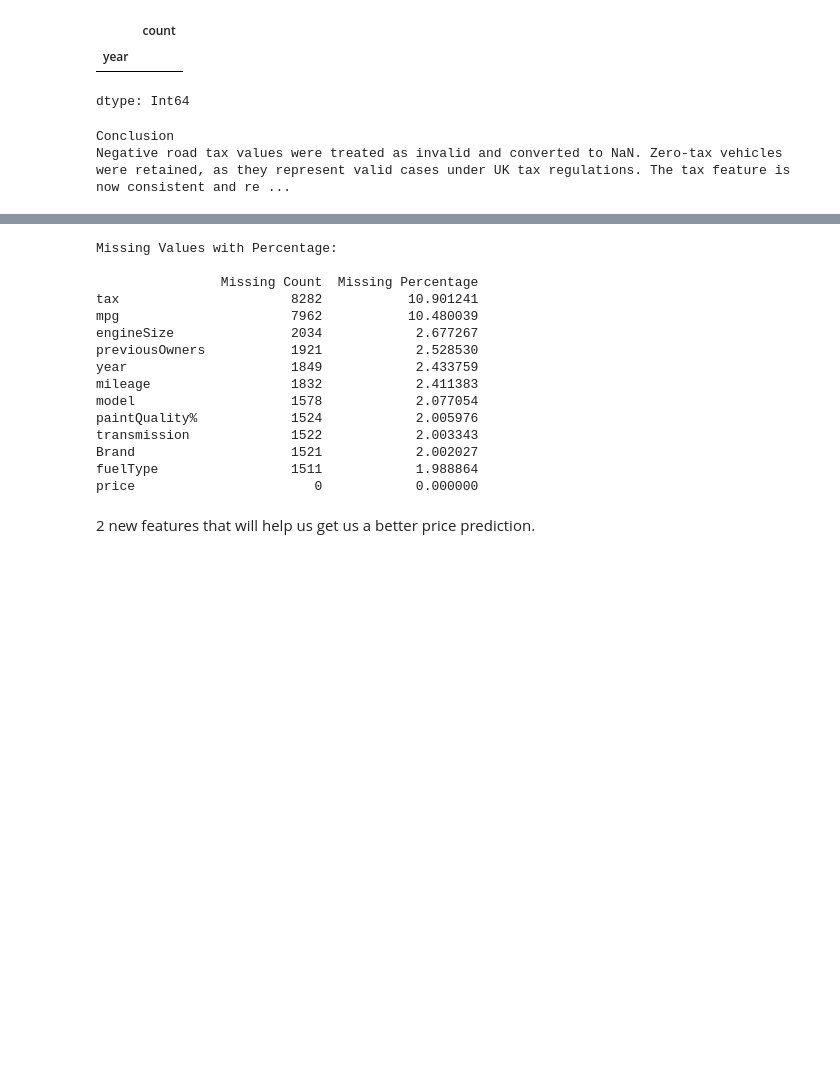
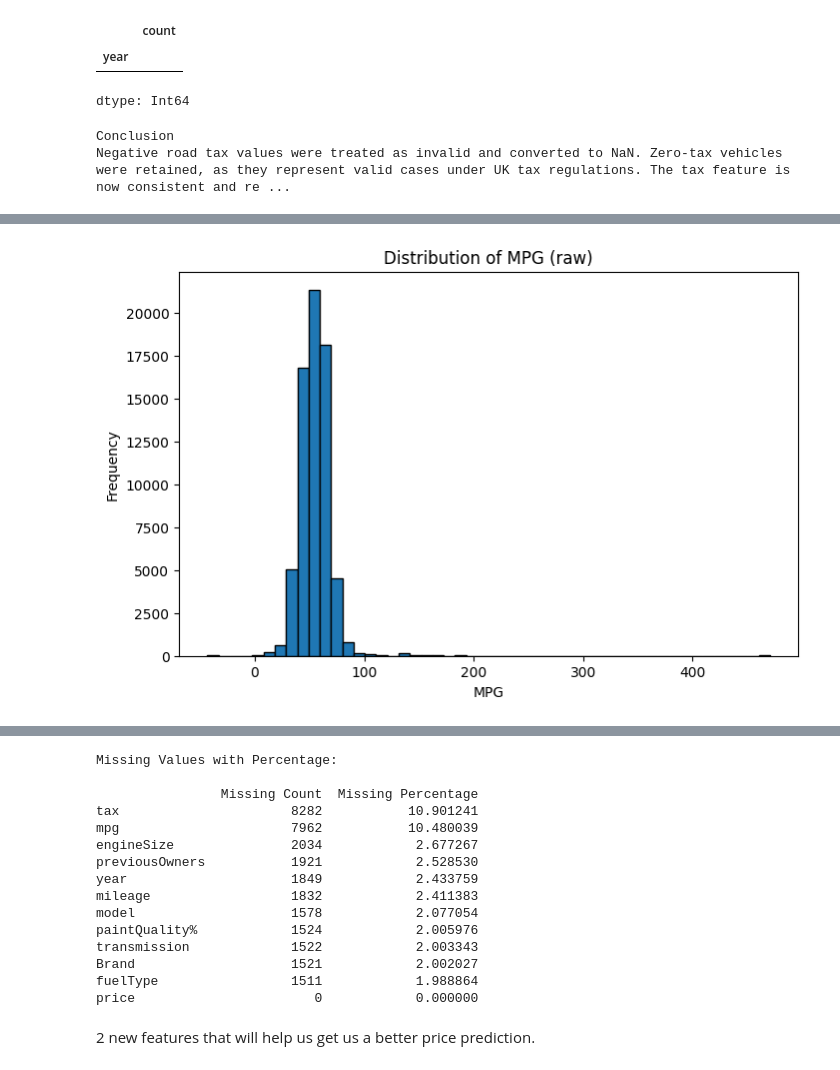
Before and after one commit to carlosoamorim/cars-4-you, a Jupyter notebook: Group57_part1.ipynb, the cells around one changed output, grey strips where cells are left out. Saved outputs shown, nothing was run; the diff lists cells and outputs as text; code cells hidden in the pictures; blank space fills up the shorter version.

```diff
--- a/Group57_part1.ipynb
+++ b/Group57_part1.ipynb
@@ -1446,0 +1371,90 @@ df[df["mpg"].isna()]
+# %%
+# =========================================
+# MPG feature — Exploration and preprocessing
+# =========================================
+
+from IPython.display import display, HTML
+import matplotlib.pyplot as plt
+import numpy as np
+
+# ---- Distribution of mpg (raw)
+plt.figure(figsize=(8, 5))
+plt.hist(df["mpg"].dropna(), bins=50, edgecolor="black")
+plt.title("Distribution of MPG (raw)")
+plt.xlabel("MPG")
+plt.ylabel("Frequency")
+plt.show()
+
+
+# ---- Interpretation
+display(HTML("""
+<div style="background-color:#e8f1ff; padding:8px; border-radius:6px; border-left:5px solid #1f77ff;">
+<b>MPG — domain constraints</b><br>
+Miles per gallon cannot be negative. Negative values are therefore considered
+invalid and will be set to <b>NaN</b>.
+</div>
+"""))
+
+
+# ---- High mpg inspection
+display(HTML("""
+<div style="background-color:#e8f1ff; padding:8px; border-radius:6px; border-left:5px solid #1f77ff;">
+<b>MPG — unusually high values</b><br>
+Vehicles with very high MPG values are inspected by fuel type.
+</div>
+"""))
+display(df[df["mpg"] >= 100]["fuelType"].value_counts())
+
+
+# ---- Missing values (before)
+display(HTML("""
+<div style="background-color:#e8f1ff; padding:8px; border-radius:6px; border-left:5px solid #1f77ff;">
+<b>MPG — missing values (before)</b>
+</div>
+"""))
+display(df[df["mpg"].isna()])
+
+
+# ---- Apply correction (negative values → NaN)
+df = impossible_to_nan(df, "mpg")
+
+
+# ---- Distribution after preprocessing
+plt.figure(figsize=(8, 5))
+plt.hist(df["mpg"].dropna(), bins=50, edgecolor="black")
+plt.title("Distribution of MPG (after preprocessing)")
+plt.xlabel("MPG")
+plt.ylabel("Frequency")
+plt.show()
+
+
+# ---- High mpg inspection (after)
+display(HTML("""
+<div style="background-color:#e8f1ff; padding:8px; border-radius:6px; border-left:5px solid #1f77ff;">
+<b>MPG — high values after preprocessing</b>
+</div>
+"""))
+display(df[df["mpg"] >= 100]["fuelType"].value_counts())
+
+
+# ---- Missing values (after)
+display(HTML("""
+<div style="background-color:#e8f1ff; padding:8px; border-radius:6px; border-left:5px solid #1f77ff;">
+<b>MPG — missing values (after)</b>
+</div>
+"""))
+display(df[df["mpg"].isna()])
+
+
+# ---- Conclusion
+display(HTML("""
+<div style="background-color:#e8f1ff; padding:8px; border-radius:6px; border-left:5px solid #1f77ff;">
+<b>Conclusion</b><br>
+Negative MPG values were identified as invalid and converted to <b>NaN</b>.
+Very high MPG values were retained, as they are consistent with hybrid and
+electric vehicles. The <b>mpg</b> feature is now clean and suitable for
+imputation and scaling within the machine learning pipeline.
+</div>
+"""))
+# %% [output]
+[figure, added]
```
Also changed, not shown: parts of 49 cells of this notebook.
